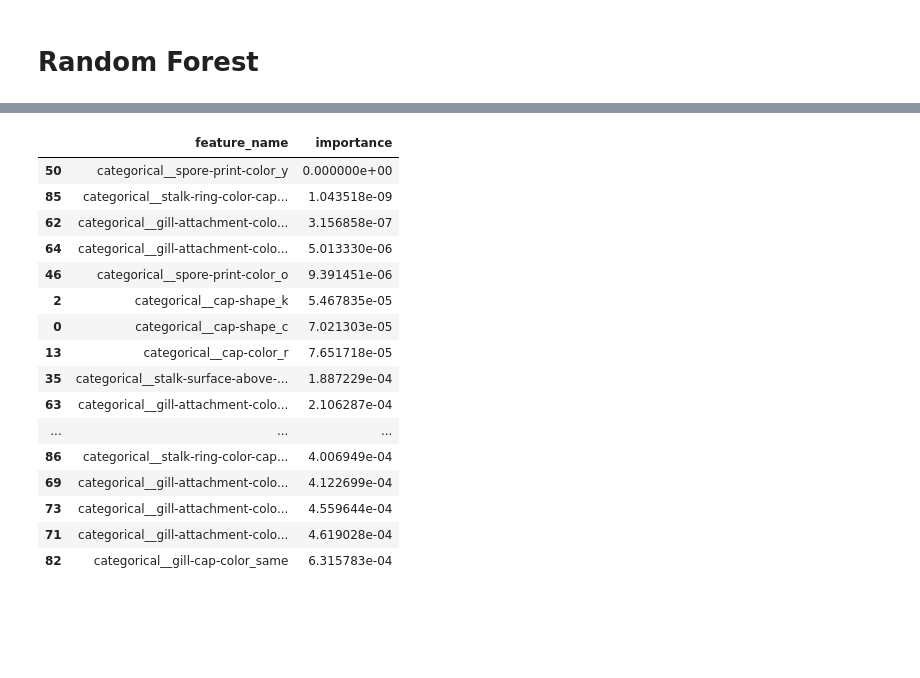
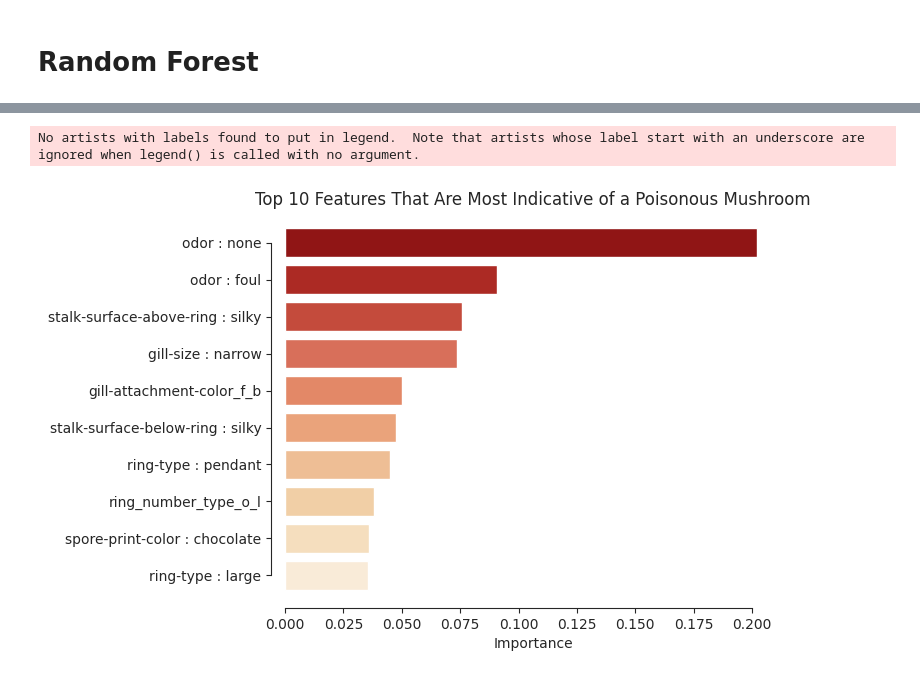
Before and after one commit to Vivian-Ellis/ML, a Jupyter notebook: Mushroom Classification : Random Forest/random_forest.ipynb, the cells around one changed output, grey strips where cells are left out. Saved outputs shown, nothing was run; the diff lists cells and outputs as text; code cells hidden in the pictures; blank space fills up the shorter version.

```diff
--- a/Mushroom Classification : Random Forest/random_forest.ipynb
+++ b/Mushroom Classification : Random Forest/random_forest.ipynb
@@ -261,20 +337,16 @@ top_feats
-# %%
-bottom_feats
-# %% [output]
-|  | feature_name | importance |
-| 50 | categorical__spore-print-color_y | 0.000000e+00 |
-| 85 | categorical__stalk-ring-color-cap... | 1.043518e-09 |
-| 62 | categorical__gill-attachment-colo... | 3.156858e-07 |
-| 64 | categorical__gill-attachment-colo... | 5.013330e-06 |
-| 46 | categorical__spore-print-color_o | 9.391451e-06 |
-| 2 | categorical__cap-shape_k | 5.467835e-05 |
-| 0 | categorical__cap-shape_c | 7.021303e-05 |
-| 13 | categorical__cap-color_r | 7.651718e-05 |
-| 35 | categorical__stalk-surface-above-... | 1.887229e-04 |
-| 63 | categorical__gill-attachment-colo... | 2.106287e-04 |
-| ... | ... | ... |
-| 86 | categorical__stalk-ring-color-cap... | 4.006949e-04 |
-| 69 | categorical__gill-attachment-colo... | 4.122699e-04 |
-| 73 | categorical__gill-attachment-colo... | 4.559644e-04 |
-| 71 | categorical__gill-attachment-colo... | 4.619028e-04 |
-| 82 | categorical__gill-cap-color_same | 6.315783e-04 |
+# %%
+top_feats=feature_importances[['feature_name_value','importance']].sort_values(by='importance',ascending=False).head(10)
+bottom_feats=feature_importances[['feature_name_value','importance']].sort_values(by='importance',ascending=True).head(10)
+# %%
+sns.set_style("ticks")
+ax=sns.barplot(data=top_feats,x='importance', y='feature_name_value', errorbar=None,palette='OrRd_r')
+plt.title('Top 10 Features That Are Most Indicative of a Poisonous Mushroom',y=1.03)
+plt.xlabel('Importance')
+plt.ylabel('')
+plt.legend(title='Group')
+sns.despine(offset=10, trim=True)
+sns.move_legend(ax, "lower center", bbox_to_anchor=(.5, .95), ncol=5, title=None, frameon=False)
+plt.show()
+# %% [output]
+No artists with labels found to put in legend.  Note that artists whose label start with an underscore are ignored when legend() is called with no argument.
+[figure, added]
```
Also changed, not shown: parts of 6 cells of this notebook, 1 other file.
